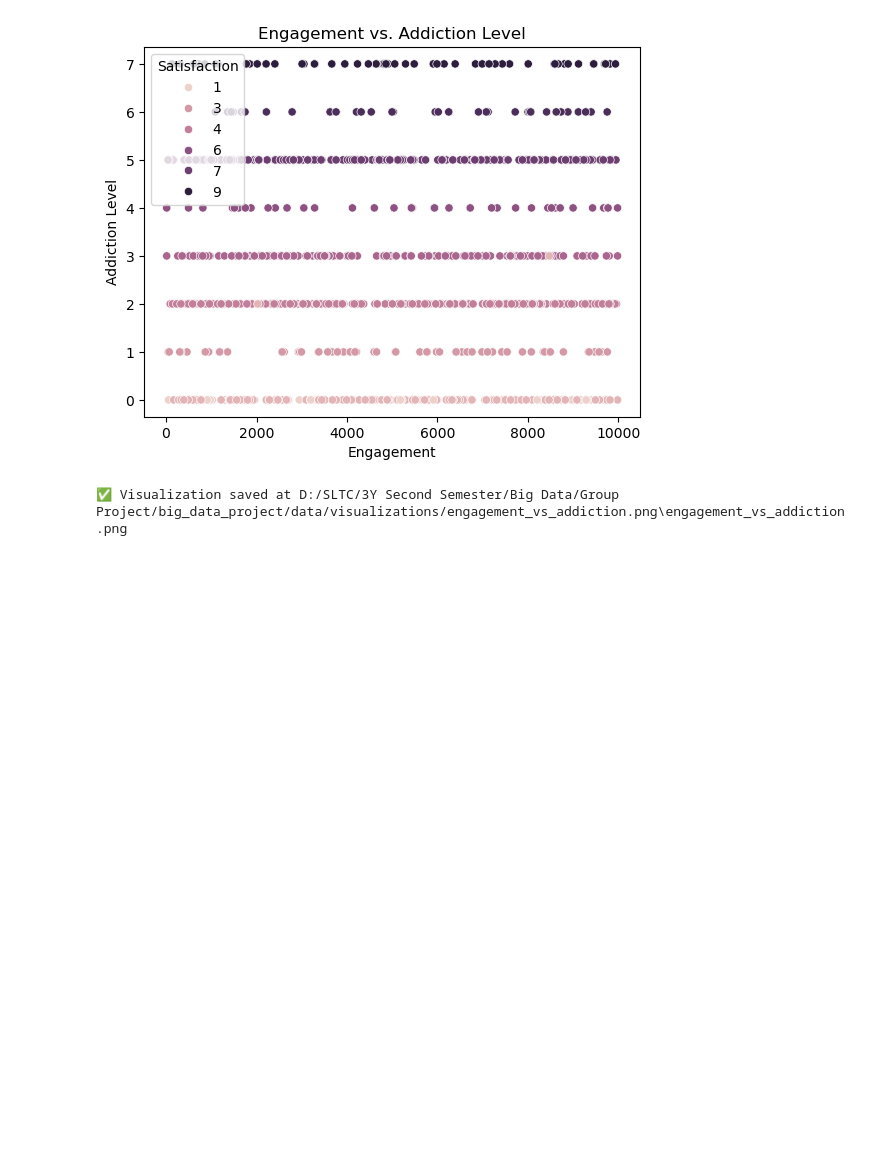
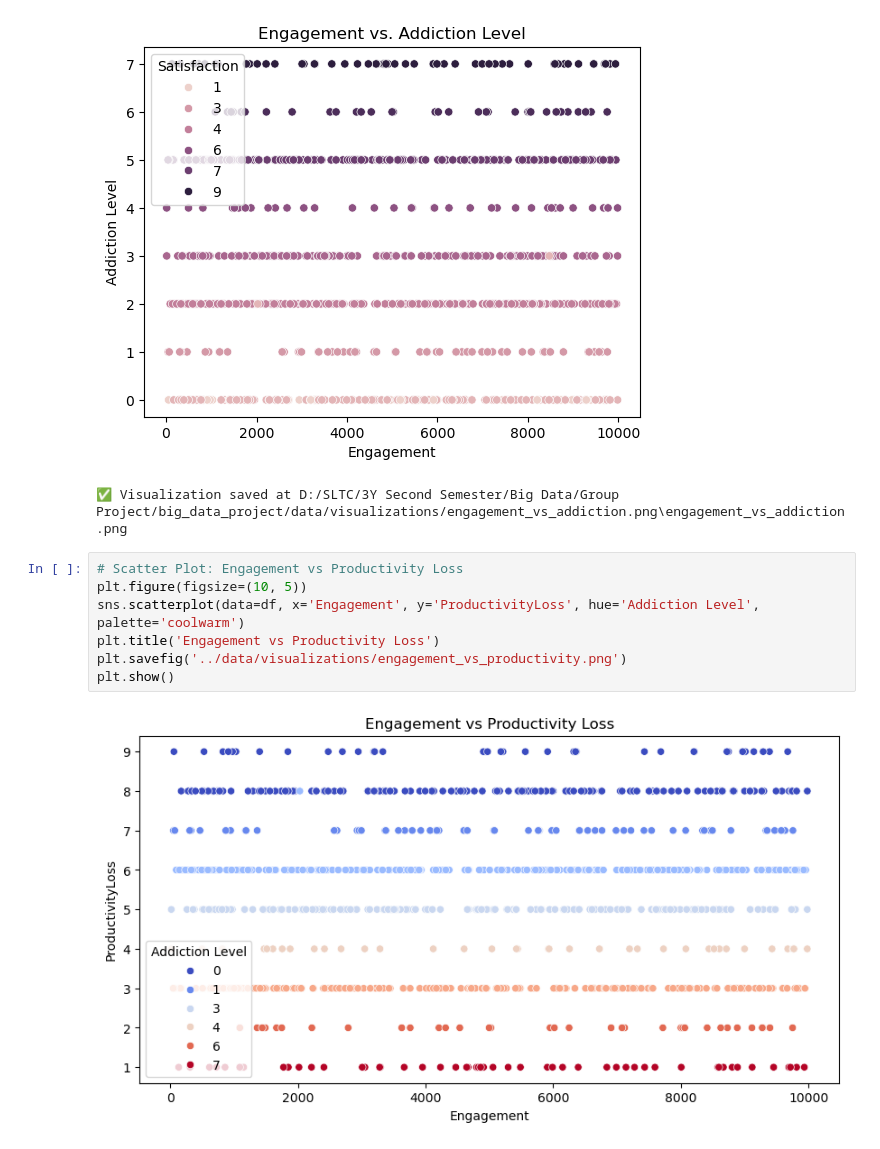
Before and after one commit to ashensamuditha2017/BigDataProject, a Jupyter notebook: notebooks/visualization.ipynb, the cells around one changed output. Cells and saved outputs as stored; diff of their text form; blank space fills up the shorter version.

Commit message:
Added new analytics and visualizations

```diff
--- a/notebooks/visualization.ipynb
+++ b/notebooks/visualization.ipynb
@@ -30,3 +30,12 @@ print(f"✅ Visualization saved at {output_path}")
 # %% [output]
 [figure]
 ✅ Visualization saved at D:/SLTC/3Y Second Semester/Big Data/Group Project/big_data_project/data/visualizations/engagement_vs_addiction.png\engagement_vs_addiction.png
+# %%
+# Scatter Plot: Engagement vs Productivity Loss
+plt.figure(figsize=(10, 5))
+sns.scatterplot(data=df, x='Engagement', y='ProductivityLoss', hue='Addiction Level', palette='coolwarm')
+plt.title('Engagement vs Productivity Loss')
+plt.savefig('../data/visualizations/engagement_vs_productivity.png')
+plt.show()
+# %% [output]
+[figure, added]
```
Also changed, not shown: parts of 2 cells of this notebook, 8 other files.
